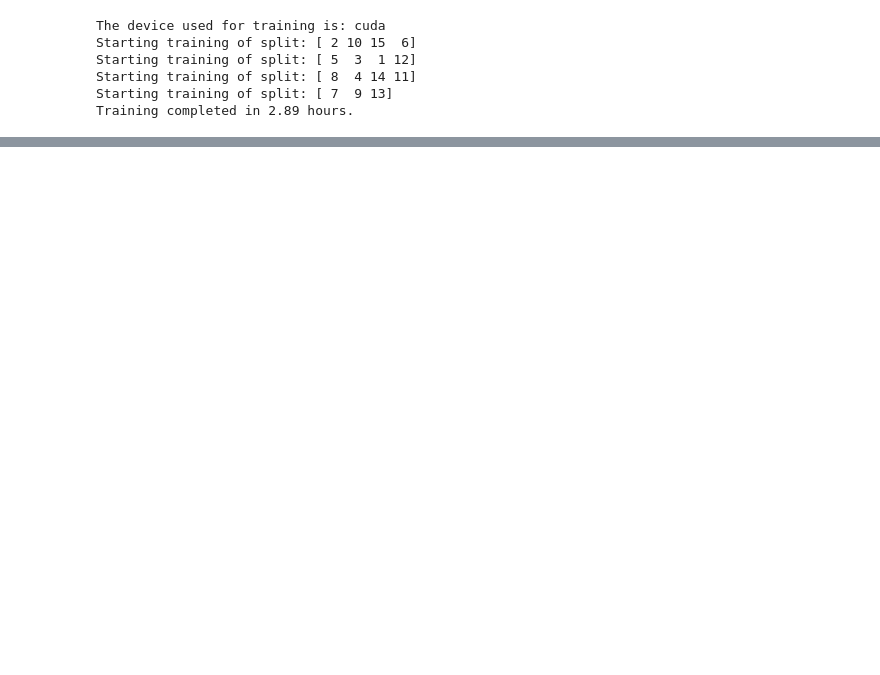
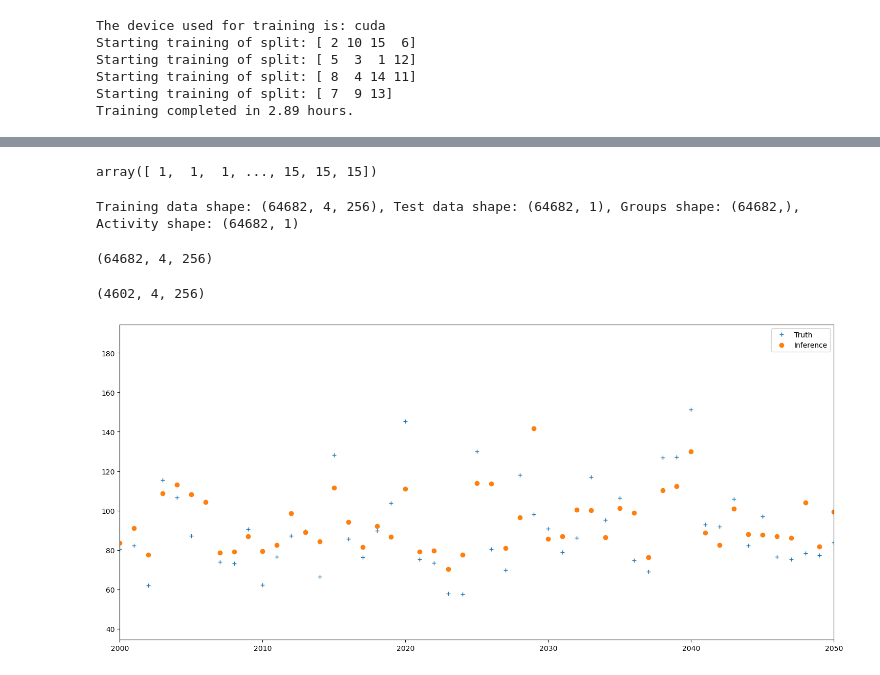
Before and after one commit to mdaudsheikh/KID-PPG, a Jupyter notebook: src/ppg_to_hr_notebook.ipynb, the cells around one changed output, grey strips where cells are left out. Drawn from its saved outputs; the diff is of its cells as text; code cells hidden in the pictures; blank space fills up the shorter version.

```diff
--- a/src/ppg_to_hr_notebook.ipynb
+++ b/src/ppg_to_hr_notebook.ipynb
@@ -8,3 +14,5 @@ import time
+# %%
+device = "cuda" if torch.cuda.is_available() else "cpu"
 # %%
 # X, y, groups, activities = pp.preprocessing(n_epochs=5)
 # %%
@@ -59,0 +86,25 @@ KID_PPG(
+# %%
+groups
+# %% [output]
+array([ 1,  1,  1, ..., 15, 15, 15])
+# %%
+best_model.eval()
+y_truth_arr, y_pred_arr = [], []
+with torch.no_grad():
+    for X_batch, y_batch in tqdm.tqdm(inference_data_loader):
+        X_batch, y_batch = X_batch.to(device), y_batch.to(device)
+
+        # Forward pass
+        y_pred = best_model(X_batch[..., 0], X_batch[..., 1])
+        y_truth_arr.append(y_batch[0][0].cpu().numpy())
+        y_pred_arr.append(y_pred[0][0].cpu().numpy())
+# %%
+X_with_ppg, y_ppg, groups_ppg, activity_ppg = p.preprocessing(None, Config())
+X_with_ppg.shape
+# %% [output]
+Training data shape: (64682, 4, 256), Test data shape: (64682, 1), Groups shape: (64682,), Activity shape: (64682, 1)
+(64682, 4, 256)
+# %%
+X_with_ppg[groups_ppg == 1].shape
+# %% [output]
+(4602, 4, 256)
@@ -59,0 +113,9 @@ KID_PPG(
+# %%
+fig = plt.figure(figsize=(18, 8))
+plt.plot(y_truth_arr, "+", label = "Truth")
+plt.plot(y_pred_arr, "o", label = "Inference")
+plt.xlim(2000, 2050)
+plt.legend()
+plt.show()
+# %% [output]
+[figure, added]
```
Also changed, not shown: parts of 14 cells of this notebook, 1 other file.
